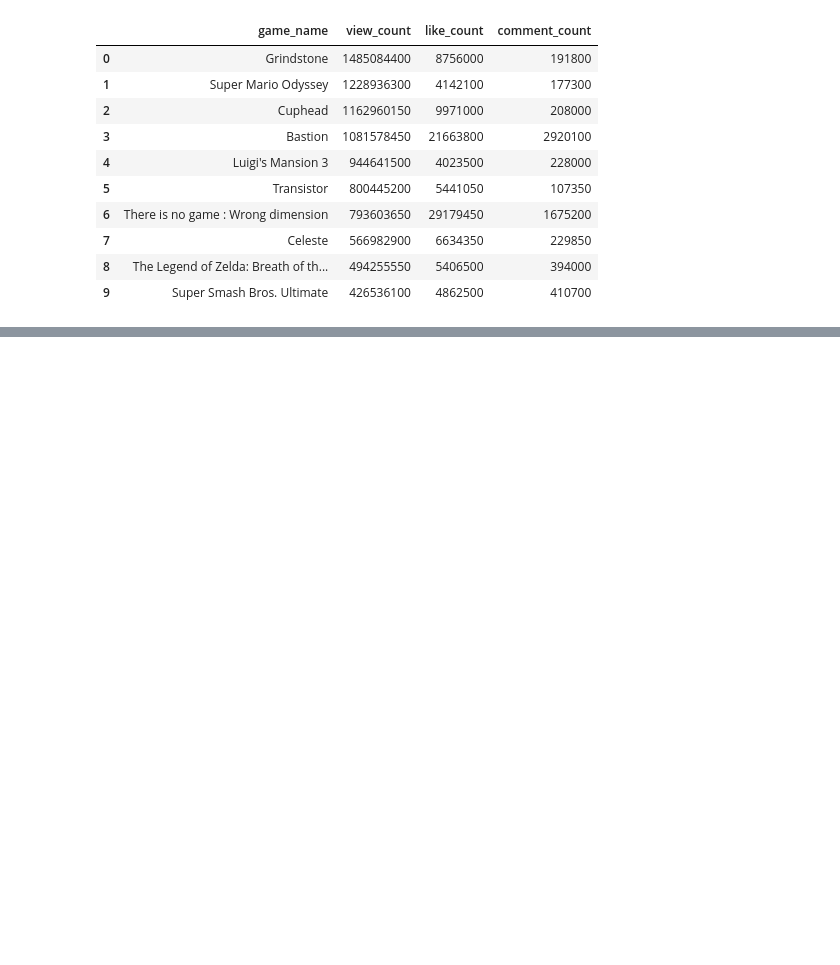
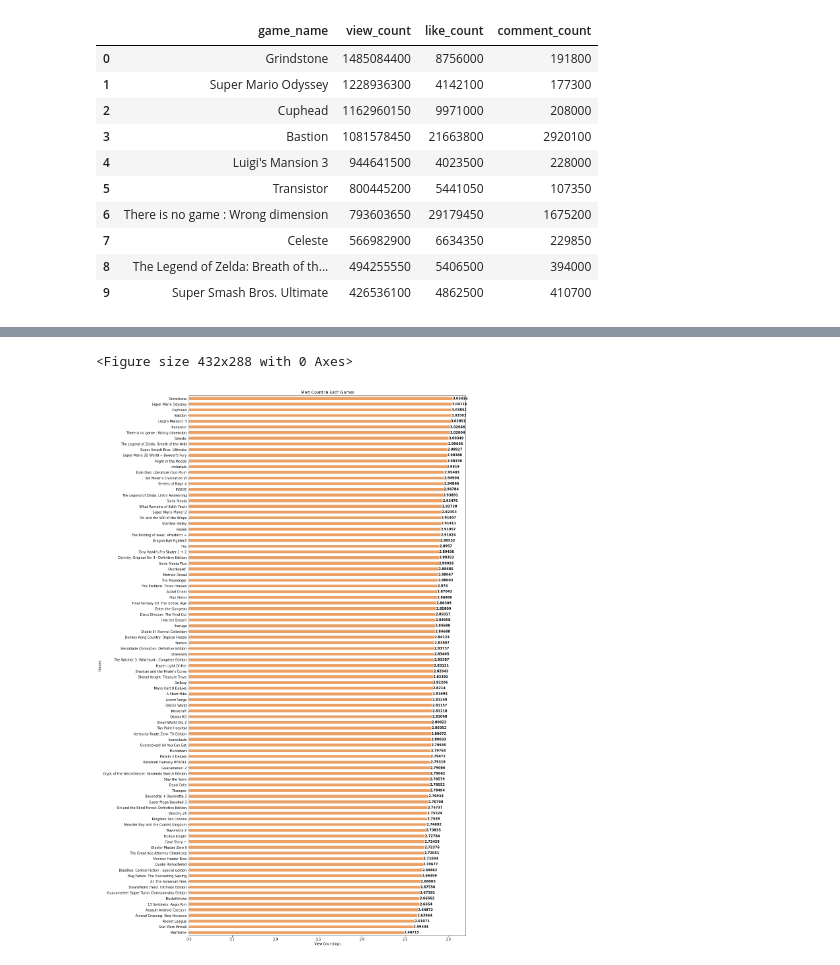
Before and after one commit to dmiao123/DE-Individual-, a Jupyter notebook: Python Work/DE Individual .ipynb, the cells around one changed output, grey strips where cells are left out. Saved outputs shown, nothing was run; the diff lists cells and outputs as text; code cells hidden in the pictures; blank space fills up the shorter version.

```diff
--- a/Python Work/DE Individual .ipynb
+++ b/Python Work/DE Individual .ipynb
@@ -963,3 +968,18 @@ youtube_table_t
  Pandas(youtube_id=97, game_name="Tony Hawk's Pro Skater 1 + 2", view_count=70559000, like_count=1688450, favourite_count=0, comment_count=144500),
  Pandas(youtube_id=98, game_name='Doki Doki Literature Club Plus!', view_count=217652550, like_count=12394450, favourite_count=0, comment_count=750200),
  Pandas(youtube_id=99, game_name='Pikmin 3 Deluxe', view_count=12711950, like_count=210900, favourite_count=0, comment_count=24400)]
+# %%
+# for connect table
+#generate df index within 100
+
+game_developer1 = np.arange(0,100,1) # Could be something like myRange = range(1,100,1)
+game_developer1 = pd.DataFrame({"game_id": game_developer1})
+
+game_developer2 = np.arange(0,100,1) # Could be something like myRange = range(1,100,1)
+game_developer2 = pd.DataFrame({"developer_id": game_developer2})
+
+game_developer = pd.concat([game_developer1,game_developer2 ], axis=1, join='inner')
+game_developer
+
+game_developer_t = list(game_developer.itertuples(index=False))
+game_developer_t
@@ -1390,0 +1705,18 @@ pd.read_sql('''
+# %%
+#1.  Bar chart
+fig = plt.figure()
+ax = GAME.sort_values('view_count', ascending=True).plot.barh(x='game_name',
+                                                                y=['view_count'],
+                                                                figsize=(15,30),
+                                                                color= ['#eba165'],
+                                                                legend=None)
+for bars in ax.containers:
+    ax.bar_label(bars, fontweight='bold')
+
+plt.xlabel("View Count(log)")
+plt.ylabel("Games")
+plt.title("View Count In Each Games")
+plt.savefig('View Count In Each Games')
+# %% [output]
+<Figure size 432x288 with 0 Axes>
+[figure, added]
```
Also changed, not shown: parts of 46 cells of this notebook.
